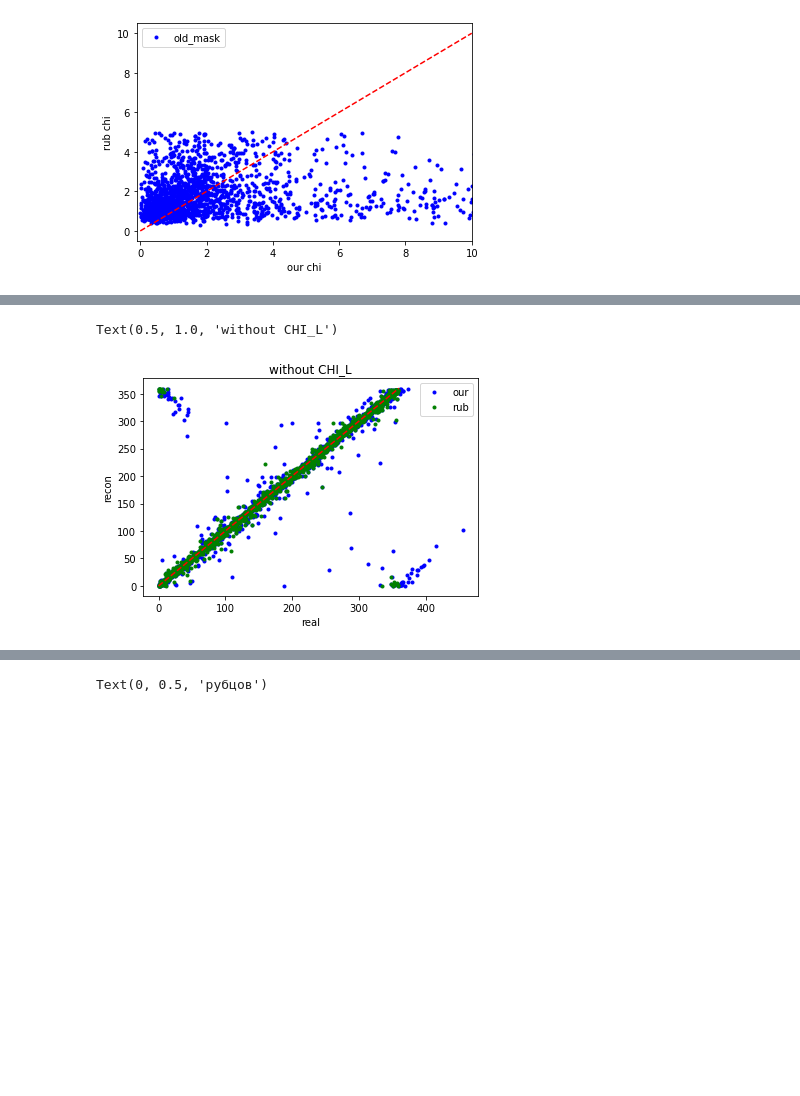
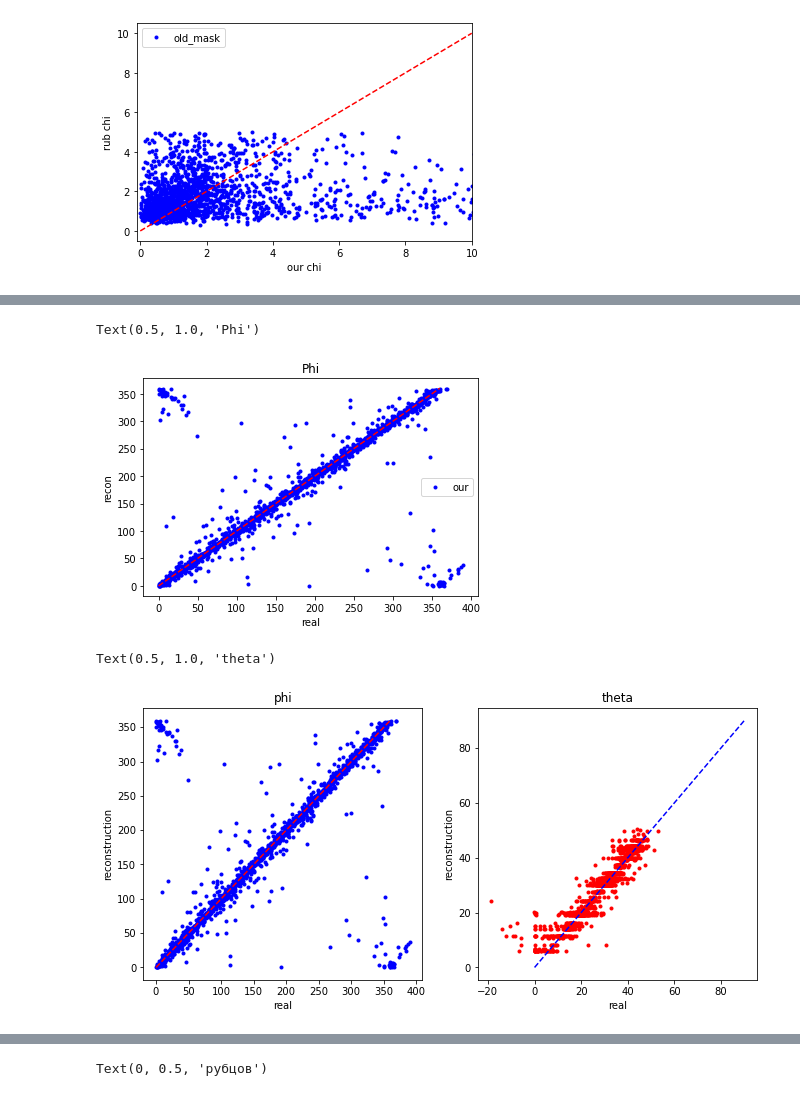
Before and after one commit to fitagdinov/Telescope_Array, a Jupyter notebook: Parameters_all/Notebooks/main_parameters.ipynb, the cells around one changed output, grey strips where cells are left out. Cells and saved outputs as stored; diff of their text form; code cells hidden in the pictures; blank space fills up the shorter version.

```diff
--- a/Parameters_all/Notebooks/main_parameters.ipynb
+++ b/Parameters_all/Notebooks/main_parameters.ipynb
@@ -259,12 +291,27 @@ Text(0, 0.5, 'recon')
 # %%
 # withot chiL
 plt.plot(tf.math.abs(params_list[-1,:,2]*180/3.1415),phi[:,0]*180/3.1415,'b.',label='our')
-plt.plot(recos[:,1],phi[:,0]*180/3.1415,'g.',label='rub')
+# plt.plot(recos[:,1],phi[:,0]*180/3.1415,'g.',label='rub')
 plt.plot([0,360],[0,360],'r--')
 plt.legend()
 plt.xlabel('real')
 plt.ylabel('recon')
-plt.title('without CHI_L')
+plt.title('Phi')
 # %% [output]
-Text(0.5, 1.0, 'without CHI_L')
+Text(0.5, 1.0, 'Phi')
-[figure, old version]
+[figure, new version]
+# %%
+fig,axs = plt.subplots(1,2,figsize=(11,5))
+axs[0].plot(tf.math.abs(params_list[-1,:,2]*180/3.1415),phi[:,0]*180/3.1415,'b.',label='our')
+axs[0].plot([0,360],[0,360],'r--')
+axs[1].plot(params_list[-1,:,1]*180/3.1415,theta[:,0]*180/3.1415,'r.',label='our')
+axs[1].plot([0,90],[0,90],'b--')
+axs[0].set_xlabel('real')
+axs[0].set_ylabel('reconstruction')
+axs[1].set_xlabel('real')
+axs[1].set_ylabel('reconstruction')
+axs[0].set_title('phi')
+axs[1].set_title('theta')
+# %% [output]
+Text(0.5, 1.0, 'theta')
+[figure, added]
```
Also changed, not shown: parts of 22 cells of this notebook, 3 other files.
